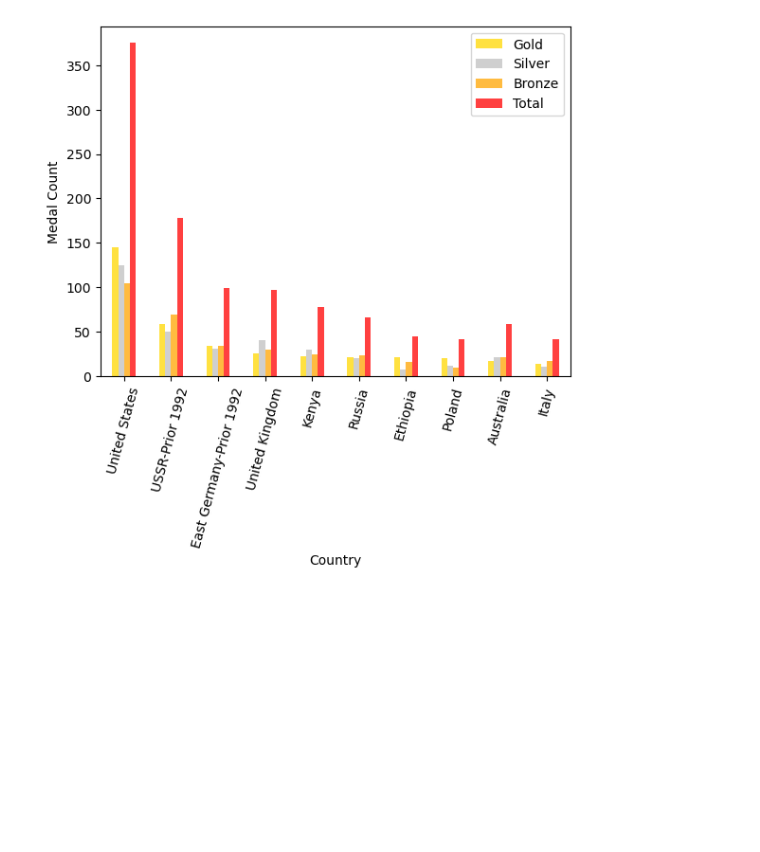
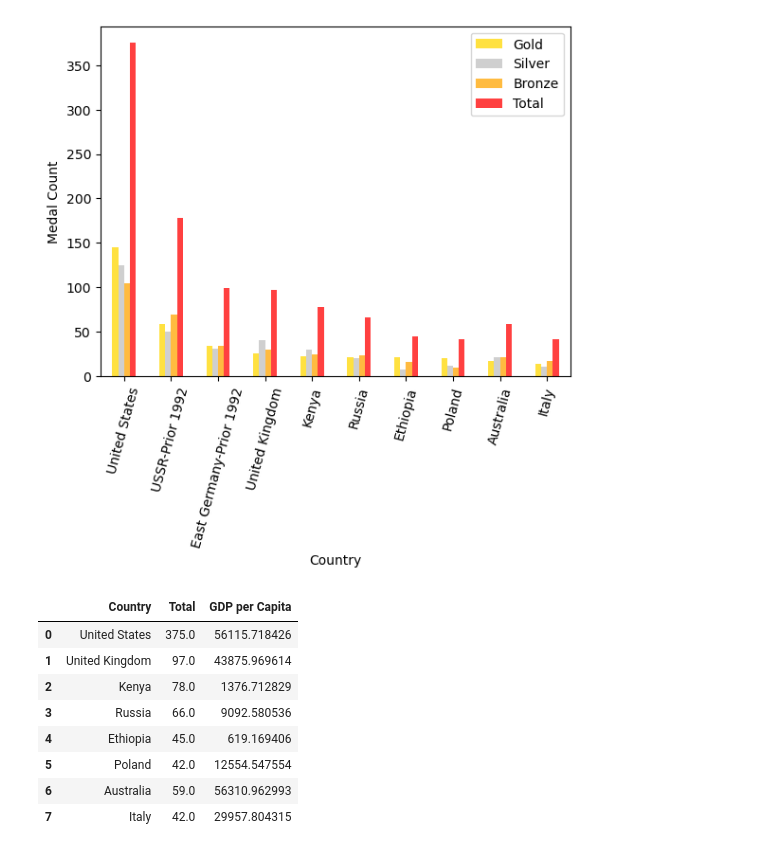
Before and after one commit to HomarOrtiz/project_1, a Jupyter notebook: Benjamin/cleanerPy.ipynb, the cells around one changed output. Cells and saved outputs as stored; diff of their text form; code cells hidden in the pictures; blank space fills up the shorter version.

```diff
--- a/Benjamin/cleanerPy.ipynb
+++ b/Benjamin/cleanerPy.ipynb
@@ -100,3 +114,16 @@ medal_plot = country_medals_df.plot(kind='bar',ylabel='Medal Count',xlabel='Coun
 plt.savefig('../Project-1/top_10_medal.png', bbox_inches ='tight')
 # %% [output]
 [figure]
+# %%
+medal_gdp_df = pd.merge(country_medals_df,country_gdp_df,on='Country')
+medal_gdp_df.drop(columns=['Gold','Silver','Bronze'])
+# %% [output]
+|  | Country | Total | GDP per Capita |
+| 0 | United States | 375.0 | 56115.718426 |
+| 1 | United Kingdom | 97.0 | 43875.969614 |
+| 2 | Kenya | 78.0 | 1376.712829 |
+| 3 | Russia | 66.0 | 9092.580536 |
+| 4 | Ethiopia | 45.0 | 619.169406 |
+| 5 | Poland | 42.0 | 12554.547554 |
+| 6 | Australia | 59.0 | 56310.962993 |
+| 7 | Italy | 42.0 | 29957.804315 |
```
Also changed, not shown: parts of 4 cells of this notebook, 1 other file.
